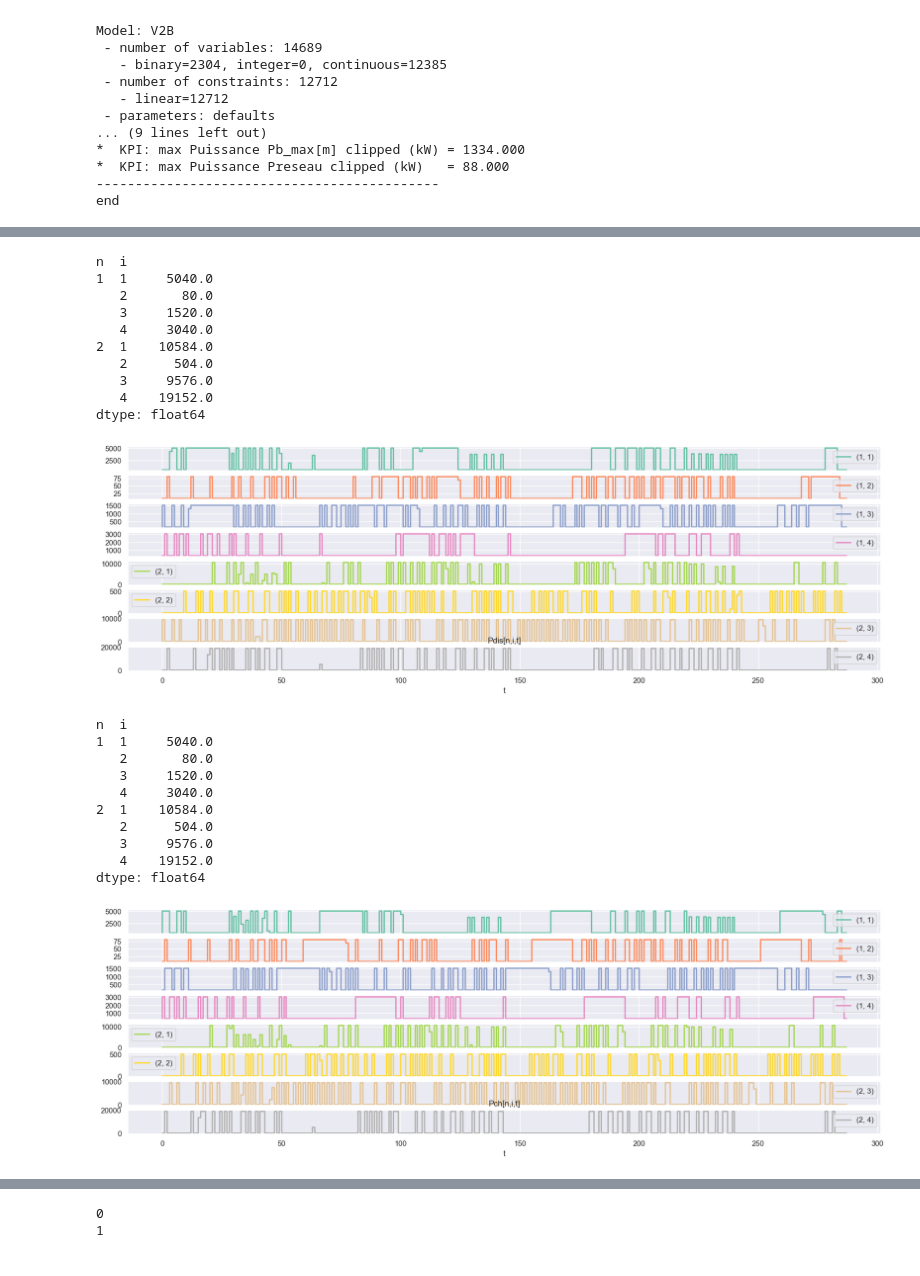
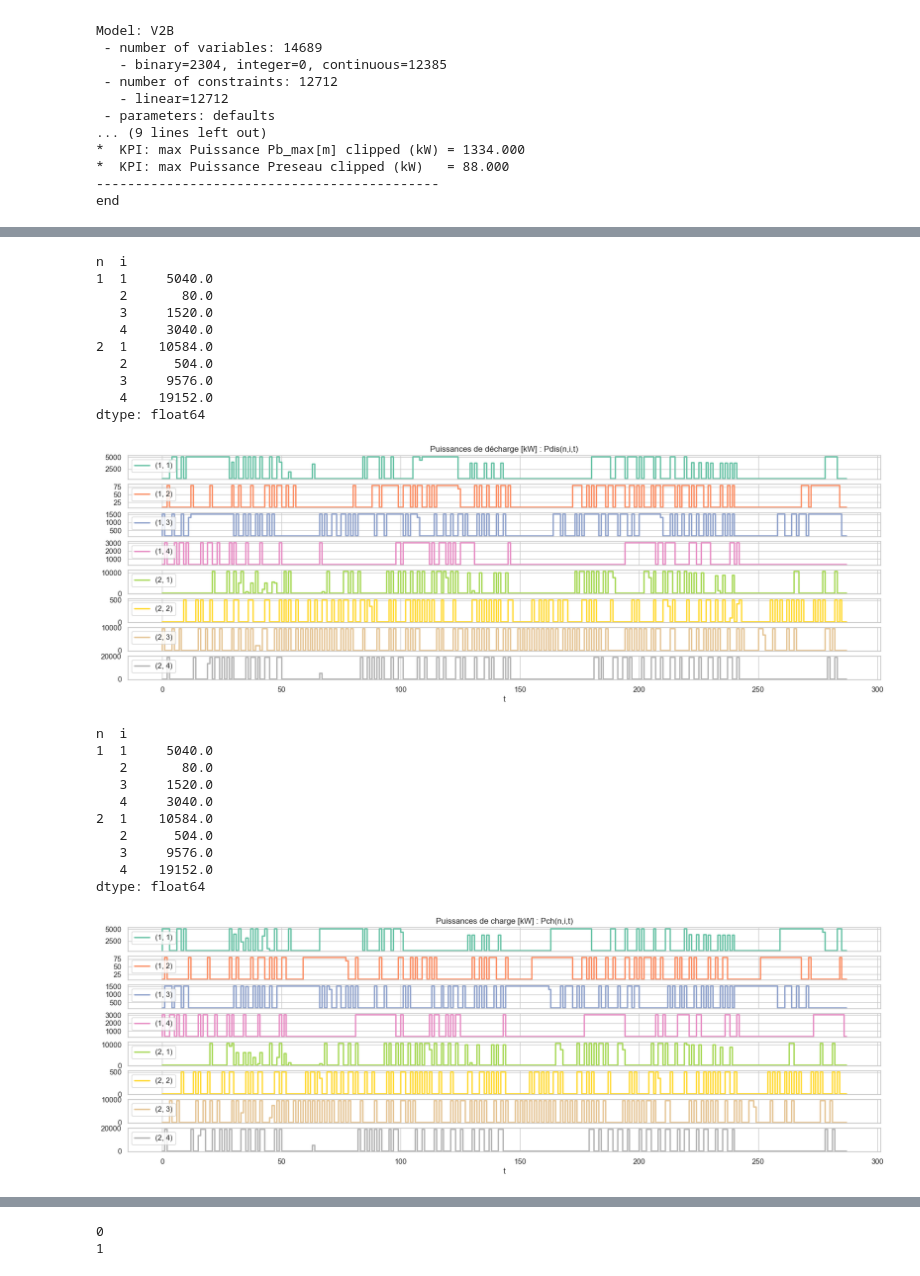
Before and after one commit to cimadure/ene8230, a Jupyter notebook: project.ipynb, the cells around one changed output, grey strips where cells are left out. Cells and saved outputs as stored; diff of their text form; code cells hidden in the pictures.

```diff
--- a/project.ipynb
+++ b/project.ipynb
@@ -319,0 +330,17 @@ end
+# %%
+title = "Répartition des Puissances [kW] en fonction de l'ensemble des connections Si"
+sns.set_style("whitegrid")
+fig, ax = plt.subplots(figsize=figure_size, sharex=True)
+fig1 = ax.get_figure()
+g = dk.plot(figsize=figure_size,subplots=True, ax=ax, sharex=True)
+for i in g:
+    i.legend(loc='upper left')
+g[0].set_title(title)
+g[-1].set_xlabel('temps [(Y)-M-J H]')
+#for char in invalid:
+#	filename = title.replace(char, '_')+'.png'
+filename = Path(save_dir,title+'.png')
+
+plt.show()
+
+fig1.savefig(filename, format='png', dpi=200, bbox_inches='tight')
@@ -320,17 +420,19 @@ end
 # %%
 df_var = mdl.var_dict_as_df(solution=solus, var_dict=mdl.Pdis__n_i_t, index='t', columns=['n', 'i'])
-df_var.plot(figsize=figure_size,subplots=True, drawstyle="steps", linewidth=2)
-plt.title('Pdis[n,i,t]')
+g = df_var.plot(figsize=figure_size,subplots=True, drawstyle="steps", linewidth=2)
+g[0].set_title('Puissances de décharge [kW] : Pdis(n,i,t)')
+for i in g:
+    i.legend(loc='upper left')
 print(df_var.max())
 # %% [output]
 n  i
 1  1     5040.0
    2       80.0
    3     1520.0
    4     3040.0
 2  1    10584.0
    2      504.0
    3     9576.0
    4    19152.0
 dtype: float64
-[figure, old version]
+[figure, new version]
@@ -346,7 +439,9 @@ dk = pd.DataFrame({'Pb batiment': mdl.params['Pb'],
 # %%
 df_var = mdl.var_dict_as_df(solution=solus, var_dict=mdl.Pch__n_i_t, index='t', columns=['n', 'i'])
-df_var.plot(figsize=figure_size,subplots=True, drawstyle="steps", linewidth=2)
-plt.title('Pch[n,i,t]')
+g = df_var.plot(figsize=figure_size,subplots=True, drawstyle="steps", linewidth=2)
+g[0].set_title('Puissances de charge [kW] : Pch(n,i,t)')
+for i in g:
+    i.legend(loc='upper left')
 print(df_var.max())
 # %% [output]
 n  i
@@ -359,7 +454,7 @@ n  i
    3     9576.0
    4    19152.0
 dtype: float64
-[figure, old version]
+[figure, new version]
 # %%
 df_Pch__i_t = mdl.var_dict_as_df(solution=solus, var_dict=mdl.Pch_demand_i_t,
                                  index='t', columns='i', prefix='Pch__i_t__')
```
Also changed, not shown: parts of 15 cells of this notebook.
